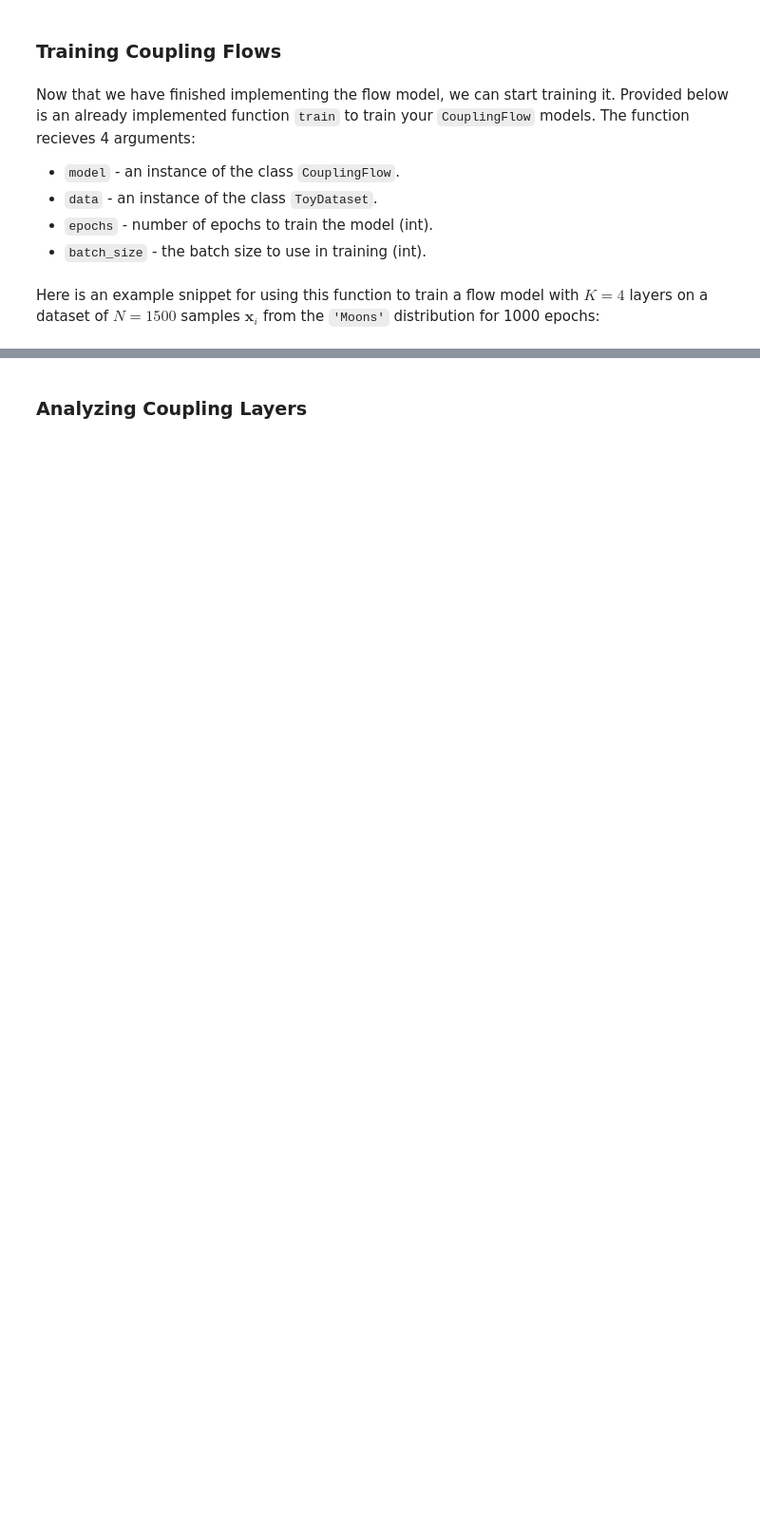
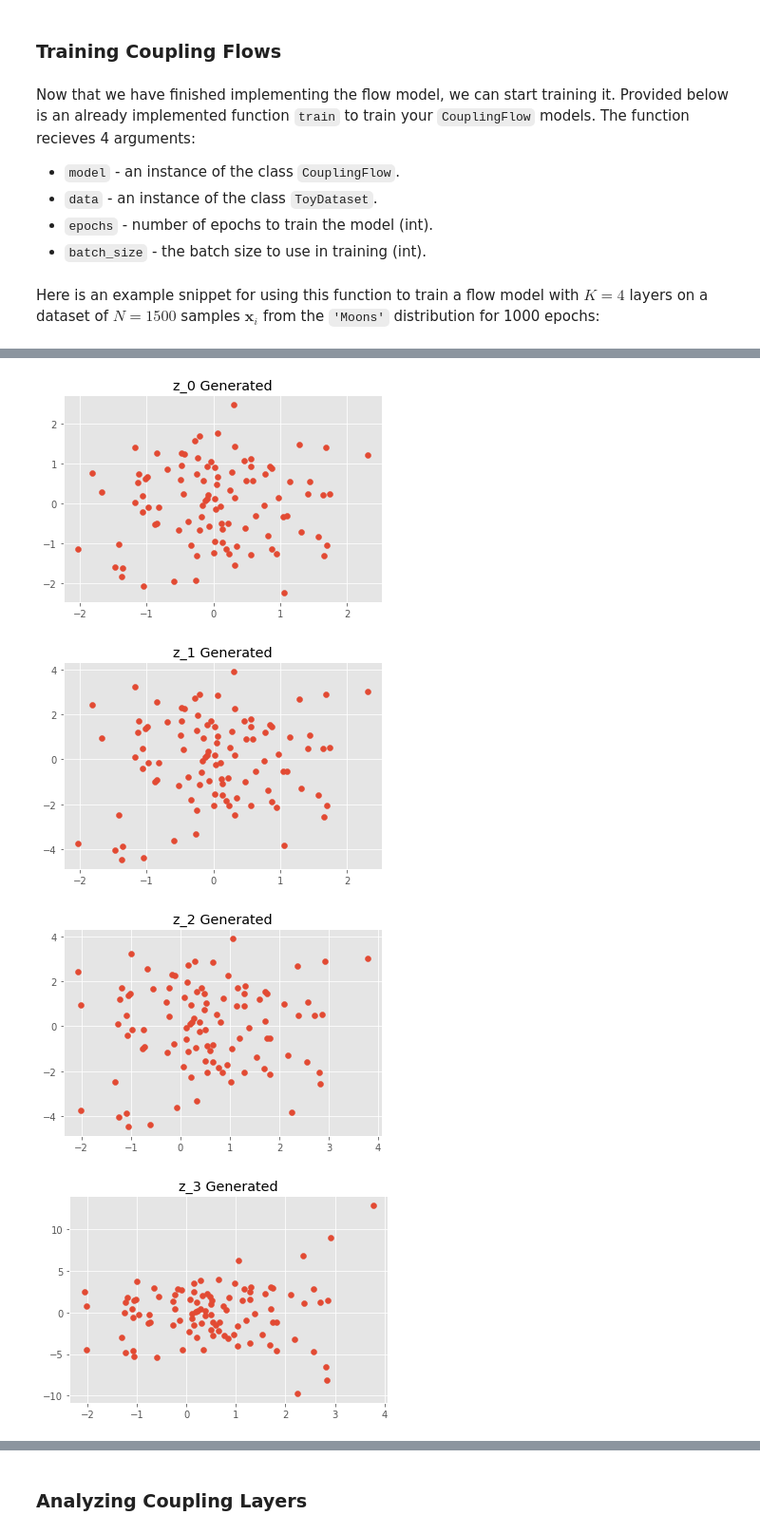
Before and after one commit to Hannibal96/Statistical-Methods-in-Image-Processing-EE-048954, a Jupyter notebook: HW1_Spring2022_KDE_NormalizingFlows.ipynb, the cells around one changed output, grey strips where cells are left out. Shown at 95% size. Drawn from its saved outputs; the diff is of its cells as text; code cells hidden in the pictures; blank space fills up the shorter version.

```diff
--- a/HW1_Spring2022_KDE_NormalizingFlows.ipynb
+++ b/HW1_Spring2022_KDE_NormalizingFlows.ipynb
@@ -575,0 +626,12 @@ moon_model, train_loss, valid_loss = train(Flow_model, data, epochs=nepochs)
+# %%
+samples, prob = Flow_model.sample_x(100)
+layer_samples = Flow_model.sample_x_each_step(100)
+#plot_scatter(samples=to_np(samples), title="Generated")
+for idx, s in enumerate(layer_samples):
+    plot_scatter(samples=to_np(s), title="z_"+str(idx)+" Generated")
+plot_scatter(samples=data.data, title="Real")
+# %% [output]
+[figure, added]
+[figure, added]
+[figure, added]
+[figure, added]
```
Also changed, not shown: parts of 16 cells of this notebook.
